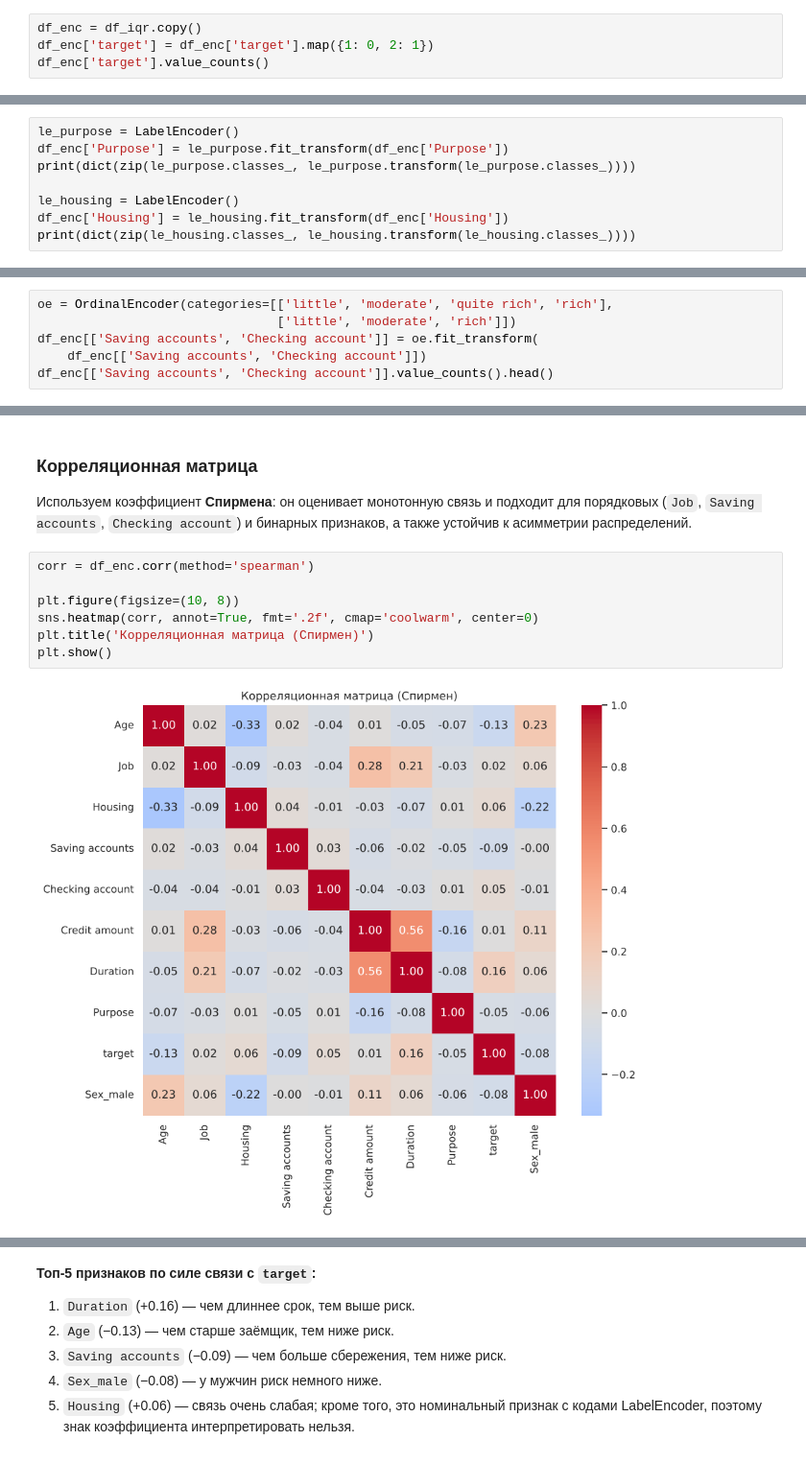
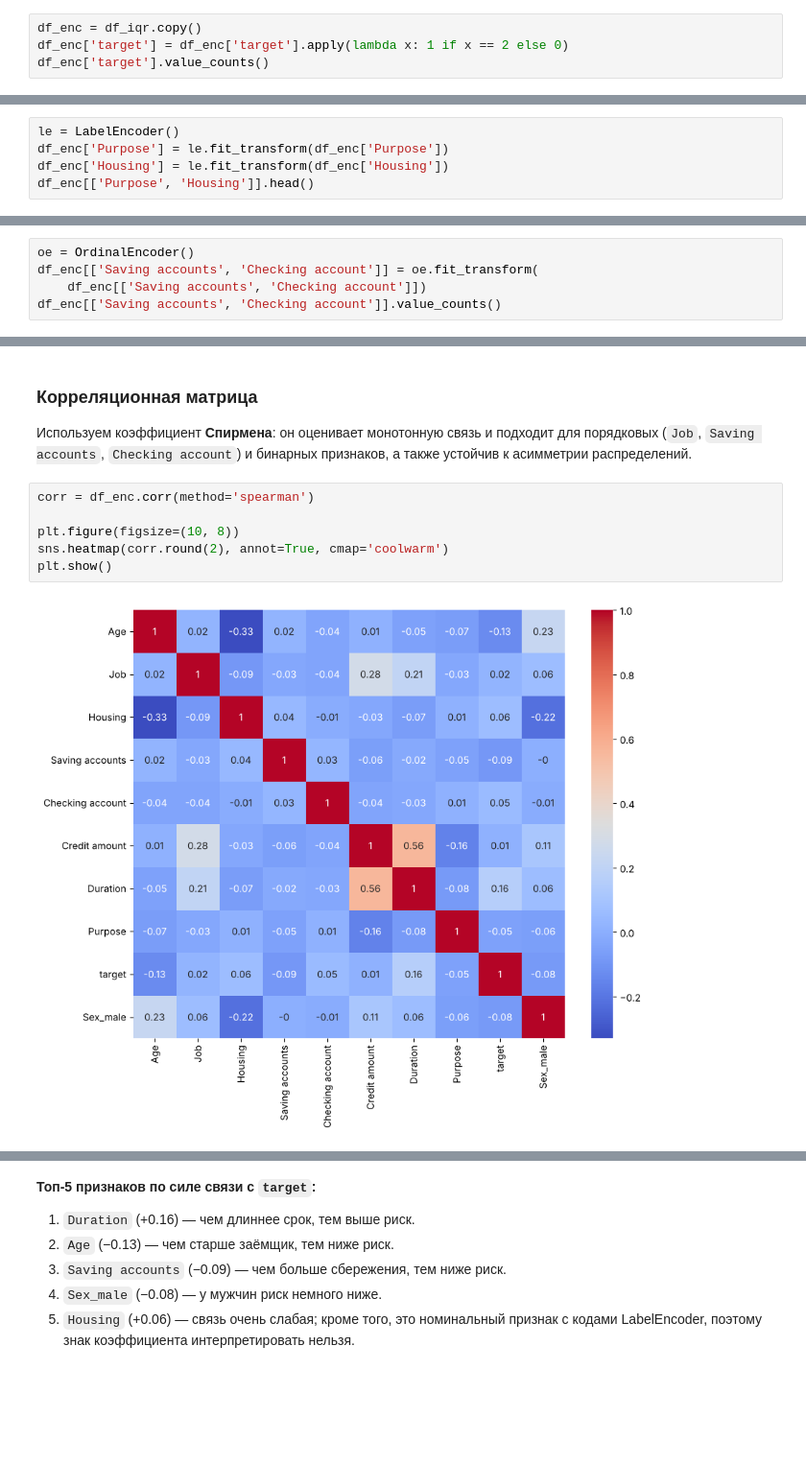
Before and after one commit to armenianhasl/andan, a Jupyter notebook: andan/german_credit_project.ipynb, the cells around one changed output, grey strips where cells are left out. Shown at 96% size. Saved outputs shown, nothing was run; the diff lists cells and outputs as text; blank space fills up the shorter version.

```diff
--- a/andan/german_credit_project.ipynb
+++ b/andan/german_credit_project.ipynb
@@ -310,7 +343,7 @@ df_iqr[cat_pred].astype(str).describe().T
 Работаем с очищенными данными `df_iqr`. Целевую переменную переводим в формат 0/1, где **1 — плохой заёмщик** (событие, которое мы хотим предсказывать), 0 — хороший.
 # %%
 df_enc = df_iqr.copy()
-df_enc['target'] = df_enc['target'].map({1: 0, 2: 1})
+df_enc['target'] = df_enc['target'].apply(lambda x: 1 if x == 2 else 0)
 df_enc['target'].value_counts()
 # %% [output]
 target
@@ -333,11 +366,3 @@ df_enc[['Sex_male']].head()
 `drop_first=True` оставляет один столбец `Sex_male` (1 — мужчина, 0 — женщина). Второй столбец был бы лишним: он однозначно восстанавливается из первого.
 
 ### LabelEncoder: номинальные `Purpose` и `Housing`
-# %%
-le_purpose = LabelEncoder()
-df_enc['Purpose'] = le_purpose.fit_transform(df_enc['Purpose'])
-print(dict(zip(le_purpose.classes_, le_purpose.transform(le_purpose.classes_))))
-
-le_housing = LabelEncoder()
-df_enc['Housing'] = le_housing.fit_transform(df_enc['Housing'])
-print(dict(zip(le_housing.classes_, le_housing.transform(le_housing.classes_))))
@@ -346,0 +369,5 @@ print(dict(zip(le_housing.classes_, le_housing.transform(le_housing.classes_))))
+# %%
+le = LabelEncoder()
+df_enc['Purpose'] = le.fit_transform(df_enc['Purpose'])
+df_enc['Housing'] = le.fit_transform(df_enc['Housing'])
+df_enc[['Purpose', 'Housing']].head()
@@ -349,11 +383,10 @@ LabelEncoder присваивает номера категориям по ал
 
 ### OrdinalEncoder: порядковые `Saving accounts` и `Checking account`
 # %%
-oe = OrdinalEncoder(categories=[['little', 'moderate', 'quite rich', 'rich'],
-                                ['little', 'moderate', 'rich']])
+oe = OrdinalEncoder()
 df_enc[['Saving accounts', 'Checking account']] = oe.fit_transform(
     df_enc[['Saving accounts', 'Checking account']])
-df_enc[['Saving accounts', 'Checking account']].value_counts().head()
+df_enc[['Saving accounts', 'Checking account']].value_counts()
 # %% [output]
 Saving accounts  Checking account
 0.0              0.0                 499
@@ -396,10 +436,9 @@ r = 0.155, p-value = 2.30e-06
 # %%
 corr = df_enc.corr(method='spearman')
 
 plt.figure(figsize=(10, 8))
-sns.heatmap(corr, annot=True, fmt='.2f', cmap='coolwarm', center=0)
-plt.title('Корреляционная матрица (Спирмен)')
+sns.heatmap(corr.round(2), annot=True, cmap='coolwarm')
 plt.show()
 # %% [output]
-[figure, old version]
+[figure, new version]
 # %%
```
Also changed, not shown: parts of 78 cells of this notebook, 1 other file.
